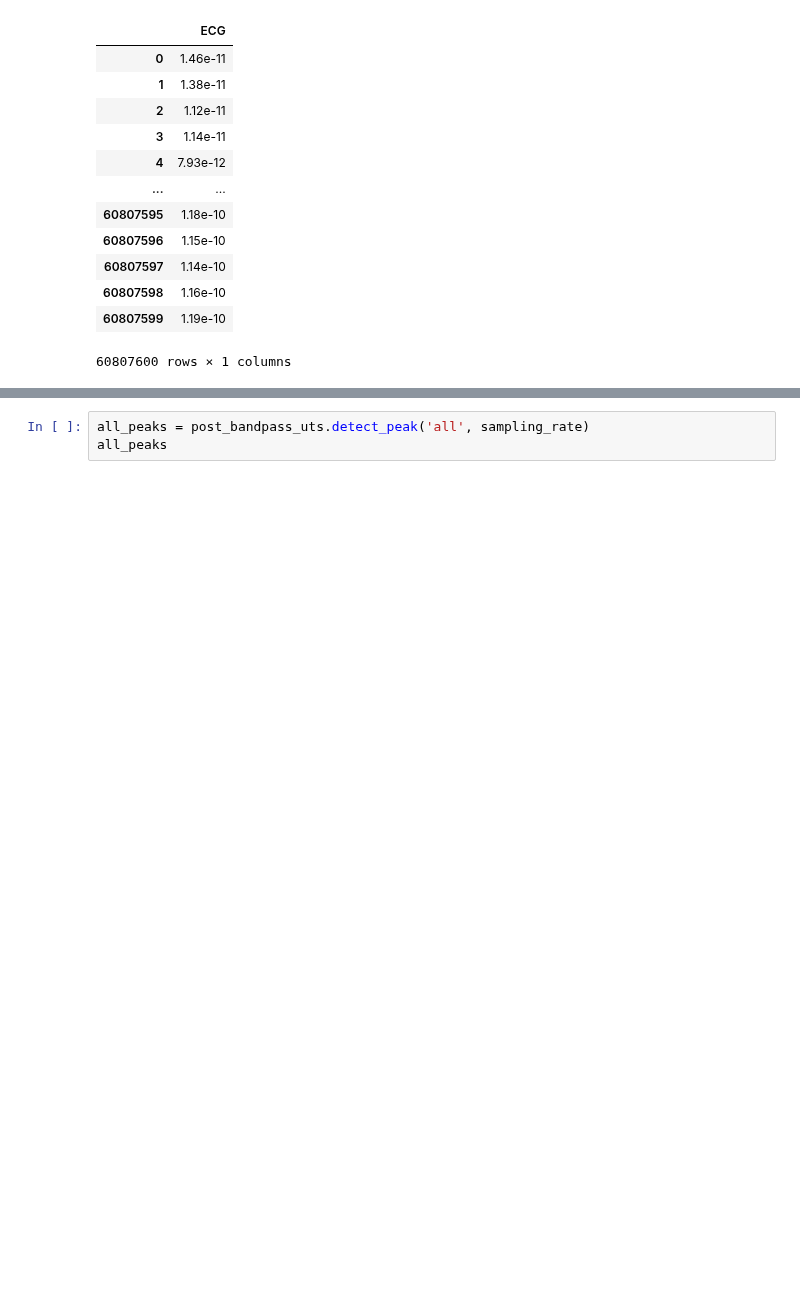
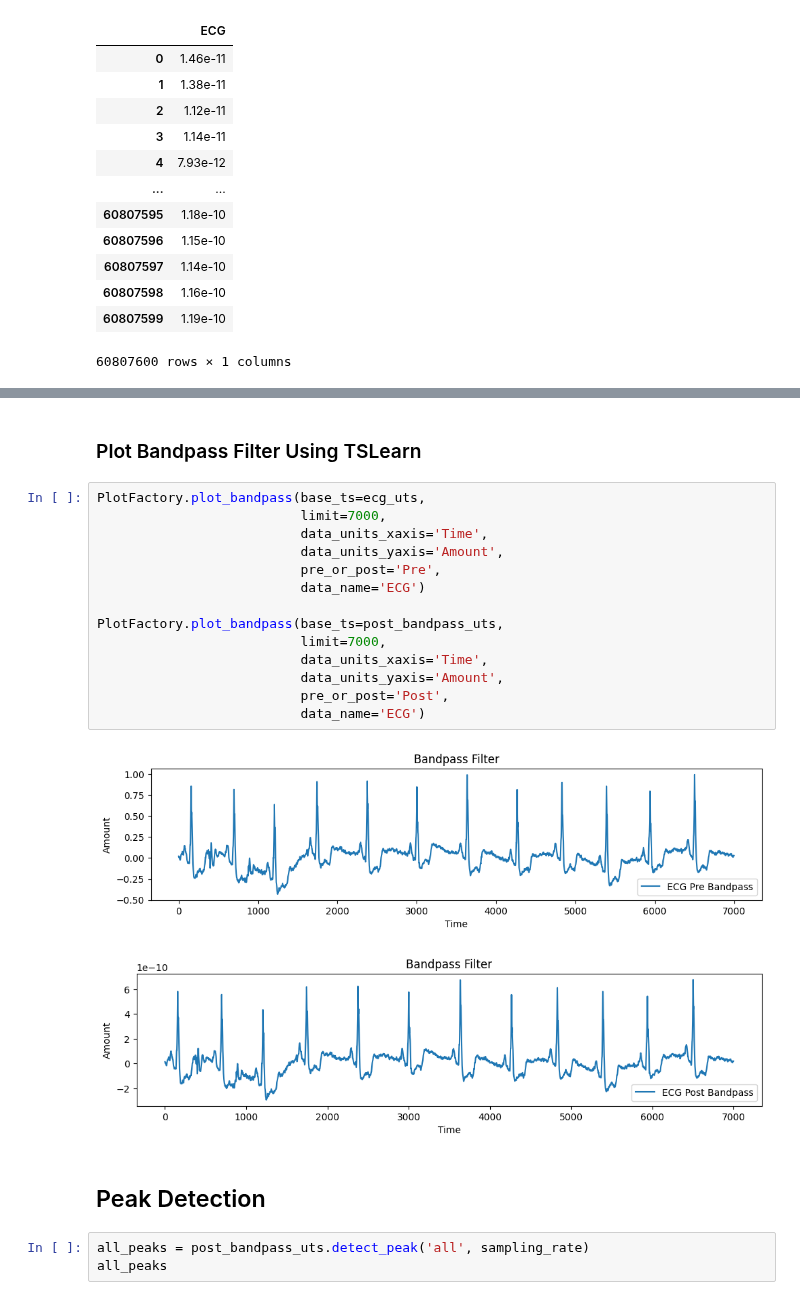
Before and after one commit to Brinkley97/applied_time_series_and_machine_learning, a Jupyter notebook: misc/play/wesad_and_tsml.ipynb, the cells around one changed output, grey strips where cells are left out. Saved outputs shown, nothing was run; the diff lists cells and outputs as text; blank space fills up the shorter version.

```diff
--- a/misc/play/wesad_and_tsml.ipynb
+++ b/misc/play/wesad_and_tsml.ipynb
@@ -182,3 +155,24 @@ post_bandpass_uts.get_as_df()
+# %% [markdown]
+### Plot Bandpass Filter Using TSLearn
+# %%
+PlotFactory.plot_bandpass(base_ts=ecg_uts,
+                          limit=7000,
+                          data_units_xaxis='Time',
+                          data_units_yaxis='Amount',
+                          pre_or_post='Pre',
+                          data_name='ECG')
+
+PlotFactory.plot_bandpass(base_ts=post_bandpass_uts,
+                          limit=7000,
+                          data_units_xaxis='Time',
+                          data_units_yaxis='Amount',
+                          pre_or_post='Post',
+                          data_name='ECG')
+# %% [output]
+[figure, added]
+[figure, added]
+# %% [markdown]
+## Peak Detection
 # %%
 all_peaks = post_bandpass_uts.detect_peak('all', sampling_rate)
 all_peaks
```
Also changed, not shown: parts of 4 cells of this notebook, 1 other file.
